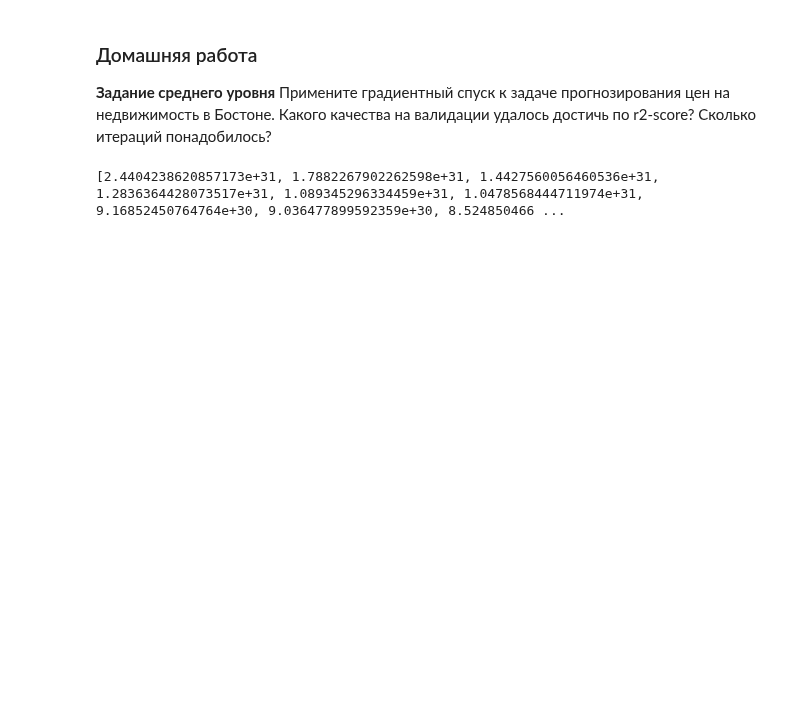
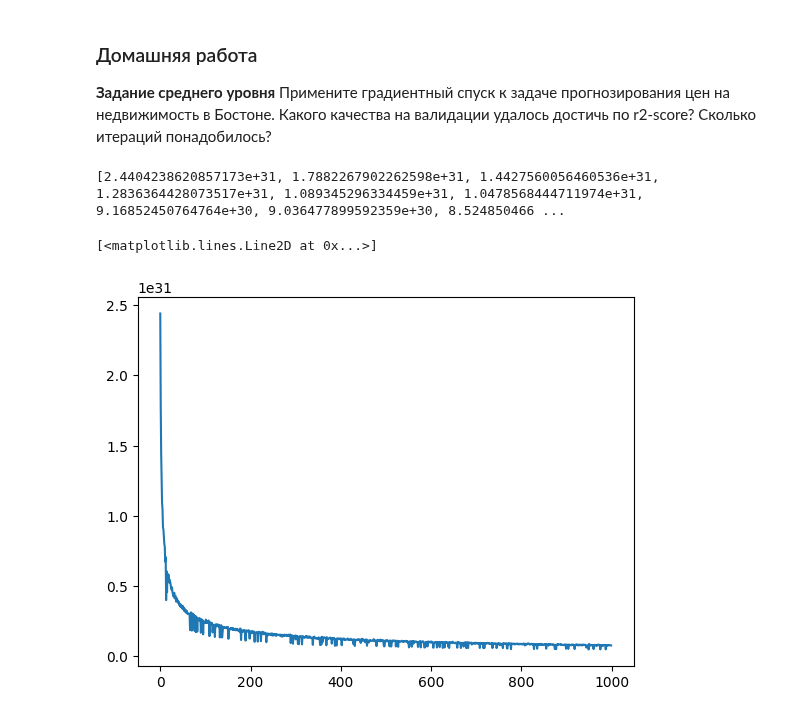
Before and after one commit to scomarae/SkillBox, a Jupyter notebook: Копия_блокнота_"4_8_Домашняя_работа".ipynb, the cells around one changed output. Drawn from its saved outputs; the diff is of its cells as text; code cells hidden in the pictures; blank space fills up the shorter version.

```diff
--- a/Копия_блокнота_"4_8_Домашняя_работа".ipynb
+++ b/Копия_блокнота_"4_8_Домашняя_работа".ipynb
@@ -31,19 +31,21 @@ from scipy.spatial import distance
 # %%
 sgd_regressor = SGDRegressor(random_state=42) #класс линейнеой регрессии с шагом 0.009
 w_current = np.random.random(1) #сюда будем записывать текущие значения весов
 epsilon = 0.0001 #ошибка к которой мы стремимся
 
 weight_evolution, mse_evolution = [], [] #списки изменений весов и ошибок
 
 for step in list(range(1000)): #кол-во итераций
     # print(w_current)
     sgd_regressor = sgd_regressor.partial_fit(X_train, y_train) # итерация градиентного спуска
     weight_evolution.append(distance.euclidean(w_current, sgd_regressor.coef_)) # записываем изменение весов (евклидова дистанция между точками)
     if weight_evolution[-1]<epsilon: #если последний элемент в списке изменений весов меньше ошибки к которой мы стремимся
         print("Итерации остановлены на шаге %d" % step); break #останаваливаем итерации, выводим номер шага на котором это произошло
     mse_evolution.append(mean_squared_error(y_valid, sgd_regressor.predict(X_valid))) #иначе добавляем MSE в список
     w_current = sgd_regressor.coef_.copy() #и перезаписываем текущее значение весов
 print(mse_evolution)
-# plt.plot(range(step), mse_evolution) #строим график ошибок
+plt.plot(range(len(mse_evolution)), mse_evolution) #строим график ошибок
 # %% [output]
 [2.4404238620857173e+31, 1.7882267902262598e+31, 1.4427560056460536e+31, 1.2836364428073517e+31, 1.089345296334459e+31, 1.0478568444711974e+31, 9.16852450764764e+30, 9.036477899592359e+30, 8.524850466 ...
+[<matplotlib.lines.Line2D at 0x...>]
+[figure, added]
```
